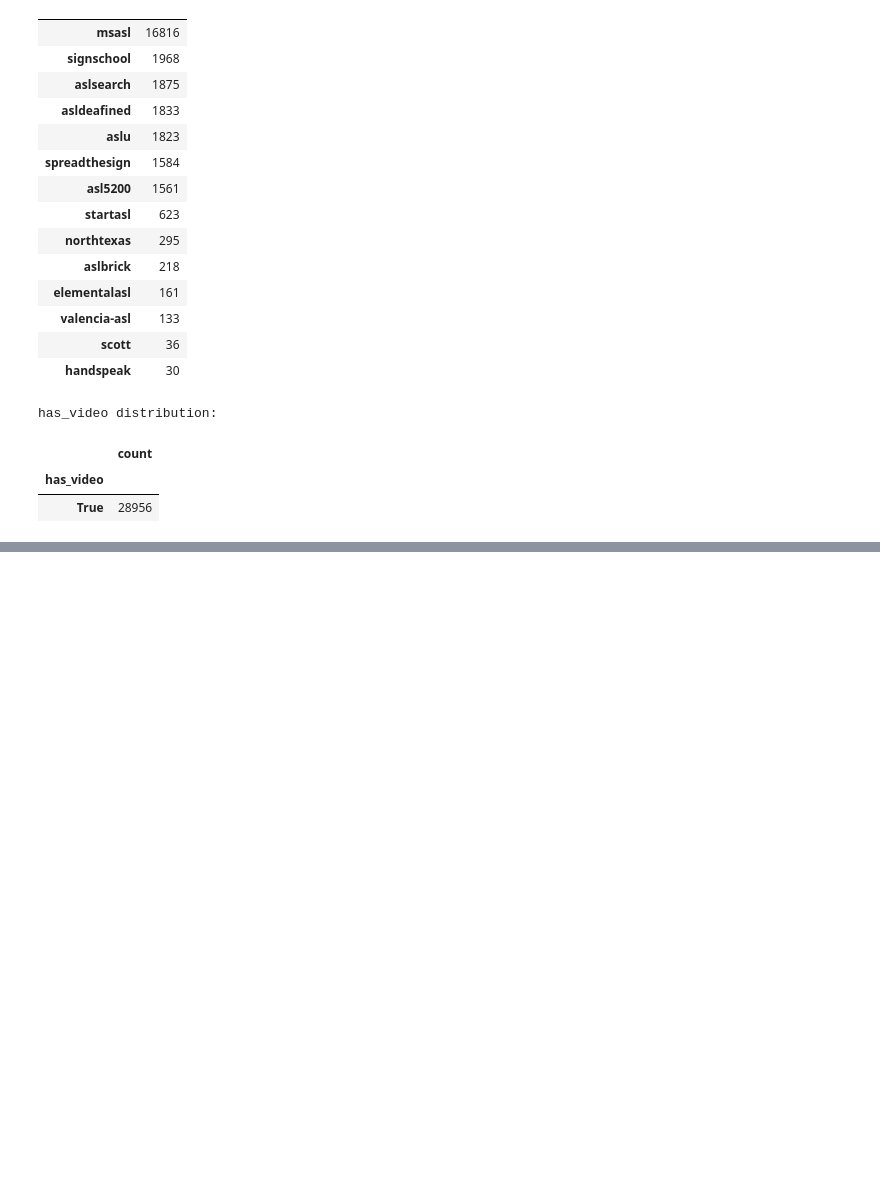
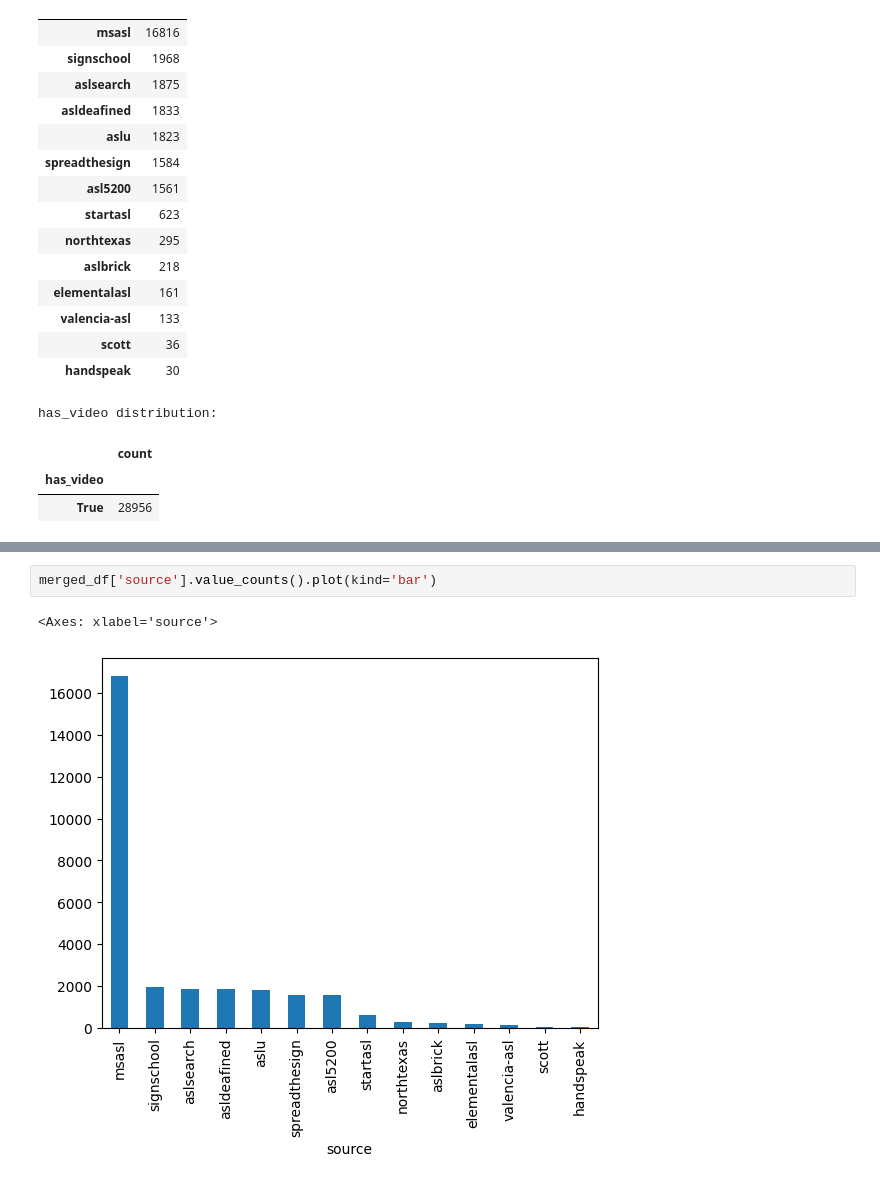
Before and after one commit to kacperwitczak/szum, a Jupyter notebook: notebooks/03_merge_wlasl_msasl_has_video.ipynb, the cells around one changed output, grey strips where cells are left out. Saved outputs shown, nothing was run; the diff lists cells and outputs as text; blank space fills up the shorter version.

```diff
--- a/notebooks/03_merge_wlasl_msasl_has_video.ipynb
+++ b/notebooks/03_merge_wlasl_msasl_has_video.ipynb
@@ -201,3 +201,8 @@ display(merged_df.tail(10))
 | 12627 | ﬁshing | msasl | MS-ASL/videos_MS_ASL_raw/msasl_ra... | 3452 | 3508.0 | 57.0 | 1.866 | 30.000000 | msasl_41 | ... |
 | 24820 | ﬂoor | msasl | MS-ASL/videos_MS_ASL_raw/msasl_ra... | 12209 | 12386.0 | 178.0 | 5.906 | 29.970000 | msasl_80 | ... |
 | 24840 | ﬂower | msasl | MS-ASL/videos_MS_ASL_raw/msasl_ra... | 20223 | 20410.0 | 188.0 | 6.240 | 29.970000 | msasl_80 | ... |
+# %%
+merged_df['source'].value_counts().plot(kind='bar')
+# %% [output]
+<Axes: xlabel='source'>
+[figure, added]
```
Also changed, not shown: 2 other files.
